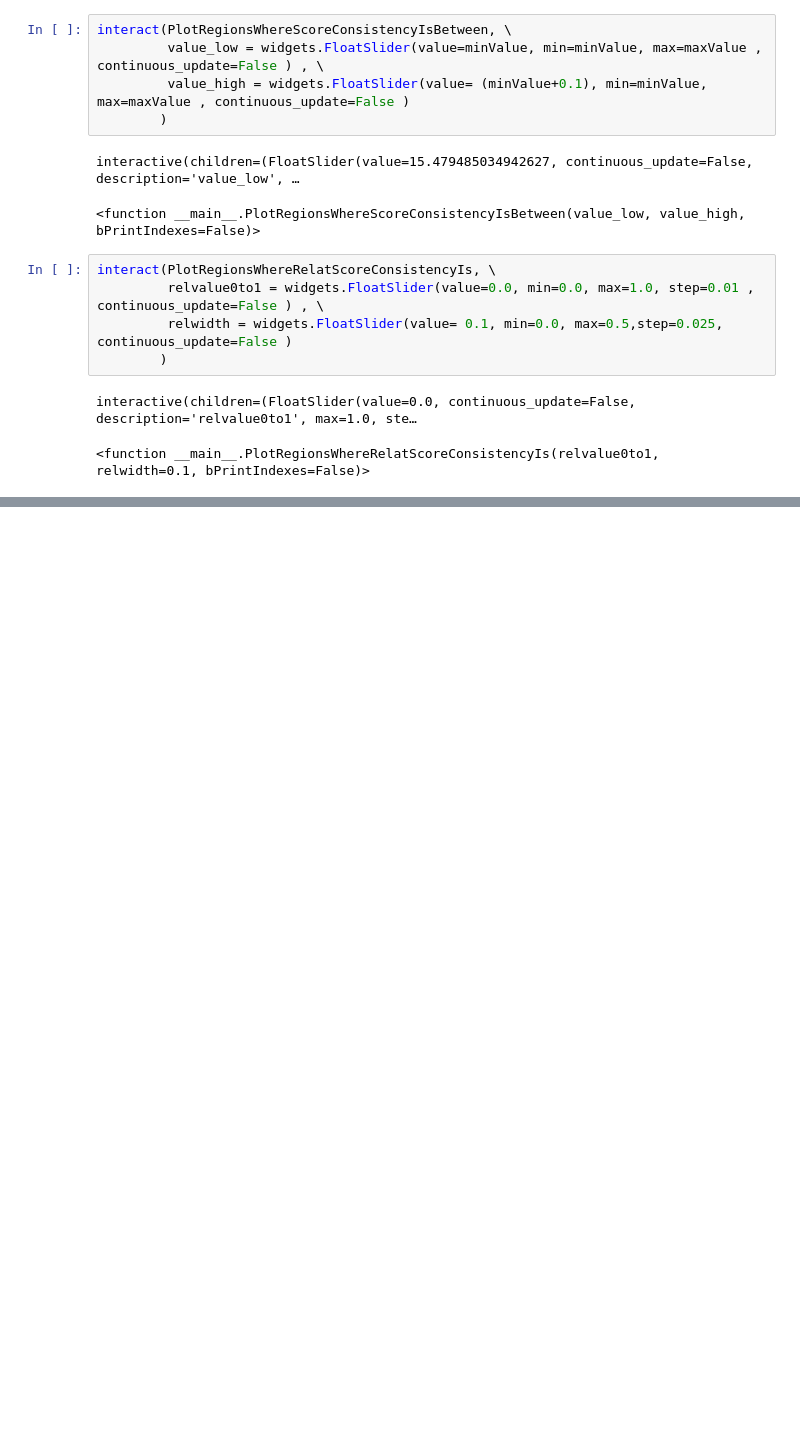
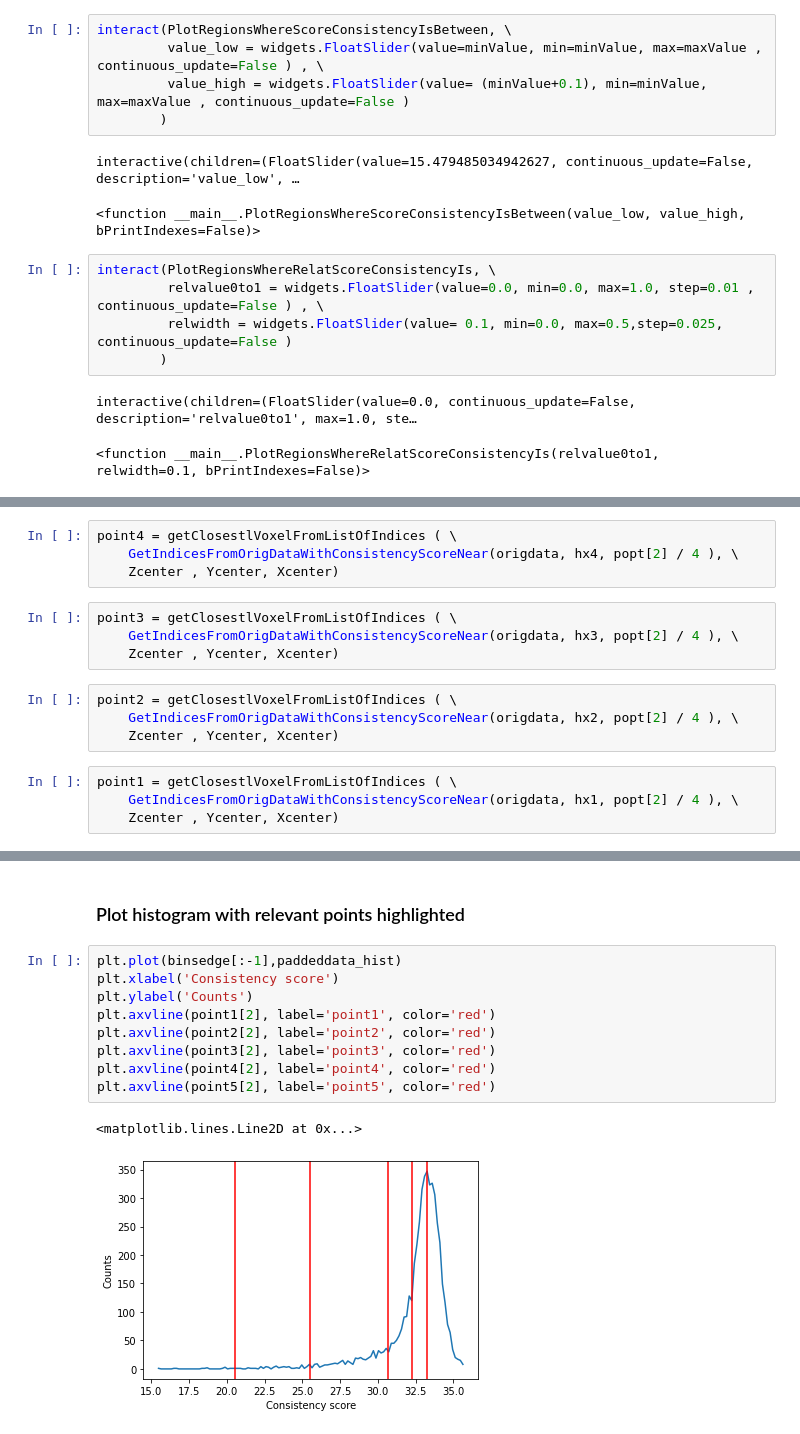
Before and after one commit to rosalindfranklininstitute/LeopardGecko, a Jupyter notebook: AnalyseAvgPoolResults.ipynb, the cells around one changed output, grey strips where cells are left out. Cells and saved outputs as stored; diff of their text form; blank space fills up the shorter version.

```diff
--- a/AnalyseAvgPoolResults.ipynb
+++ b/AnalyseAvgPoolResults.ipynb
@@ -254,0 +366,16 @@ interactive(children=(FloatSlider(value=0.0, continuous_update=False, descriptio
+# %%
+point4 = getClosestlVoxelFromListOfIndices ( \
+    GetIndicesFromOrigDataWithConsistencyScoreNear(origdata, hx4, popt[2] / 4 ), \
+    Zcenter , Ycenter, Xcenter)
+# %%
+point3 = getClosestlVoxelFromListOfIndices ( \
+    GetIndicesFromOrigDataWithConsistencyScoreNear(origdata, hx3, popt[2] / 4 ), \
+    Zcenter , Ycenter, Xcenter)
+# %%
+point2 = getClosestlVoxelFromListOfIndices ( \
+    GetIndicesFromOrigDataWithConsistencyScoreNear(origdata, hx2, popt[2] / 4 ), \
+    Zcenter , Ycenter, Xcenter)
+# %%
+point1 = getClosestlVoxelFromListOfIndices ( \
+    GetIndicesFromOrigDataWithConsistencyScoreNear(origdata, hx1, popt[2] / 4 ), \
+    Zcenter , Ycenter, Xcenter)
@@ -254,0 +423,14 @@ interactive(children=(FloatSlider(value=0.0, continuous_update=False, descriptio
+# %% [markdown]
+### Plot histogram with relevant points highlighted
+# %%
+plt.plot(binsedge[:-1],paddeddata_hist)
+plt.xlabel('Consistency score')
+plt.ylabel('Counts')
+plt.axvline(point1[2], label='point1', color='red')
+plt.axvline(point2[2], label='point2', color='red')
+plt.axvline(point3[2], label='point3', color='red')
+plt.axvline(point4[2], label='point4', color='red')
+plt.axvline(point5[2], label='point5', color='red')
+# %% [output]
+<matplotlib.lines.Line2D at 0x...>
+[figure, added]
```
Also changed, not shown: parts of 24 cells of this notebook, 3 other files.
